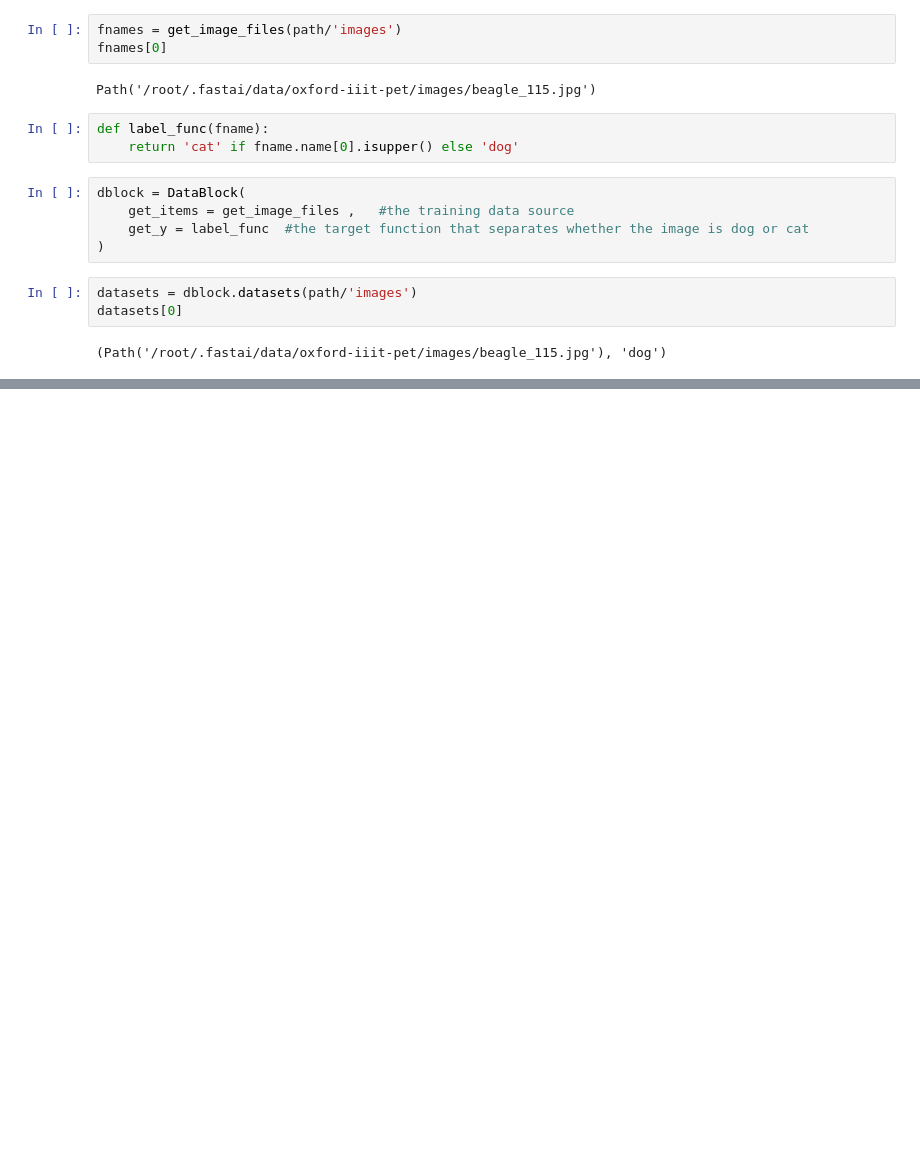
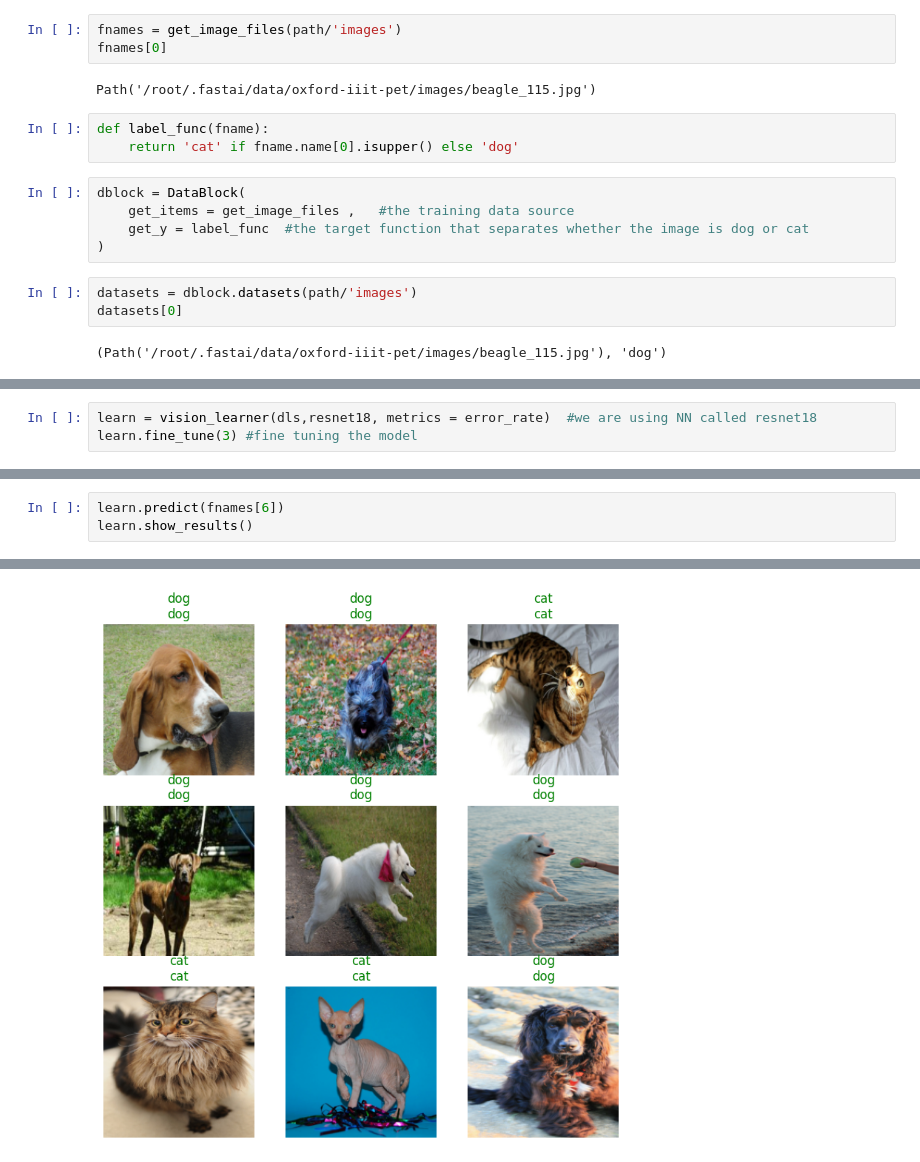
Before and after one commit to AsokTamang/Image-classifier, a Jupyter notebook: image_classifier.ipynb, the cells around one changed output, grey strips where cells are left out. Cells and saved outputs as stored; diff of their text form; blank space fills up the shorter version.

```diff
--- a/image_classifier.ipynb
+++ b/image_classifier.ipynb
@@ -46,0 +47,3 @@ image_classifier.show_batch()
+# %%
+learn = vision_learner(dls,resnet18, metrics = error_rate)  #we are using NN called resnet18
+learn.fine_tune(3) #fine tuning the model
@@ -46,0 +58,4 @@ image_classifier.show_batch()
+# %%
+learn.predict(fnames[6])
+learn.show_results()
+# %% [output]
@@ -46,0 +64 @@ image_classifier.show_batch()
+[figure, added]
```
Also changed, not shown: parts of 4 cells of this notebook.
